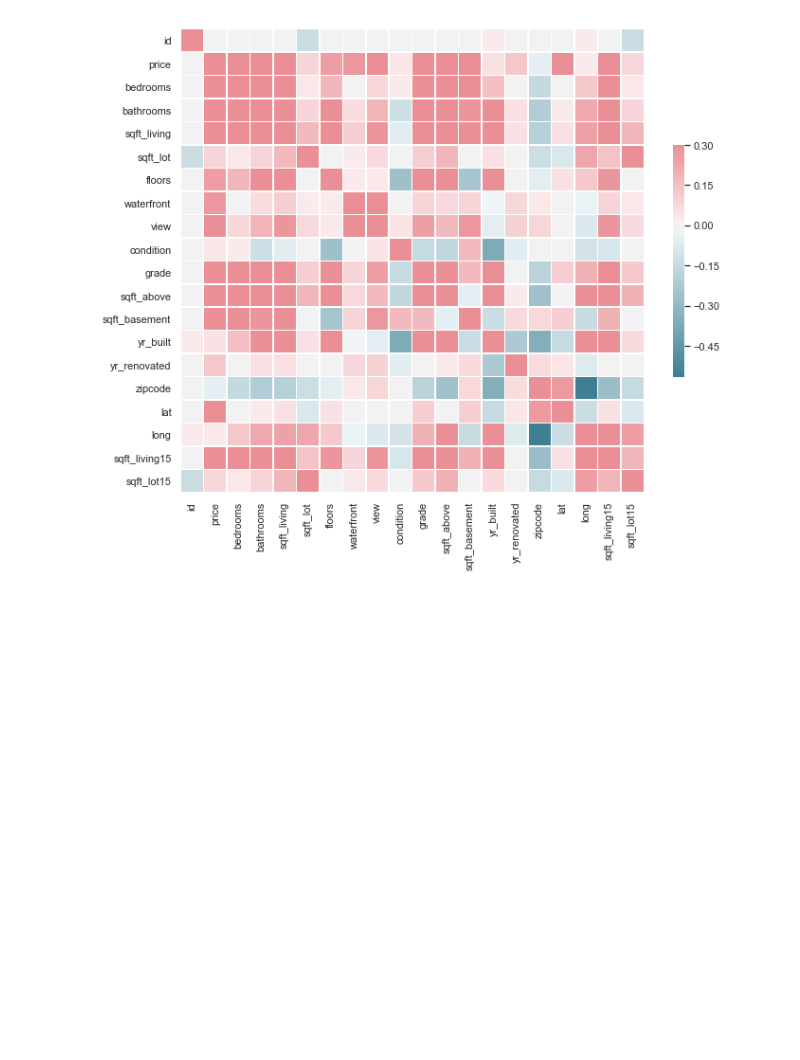
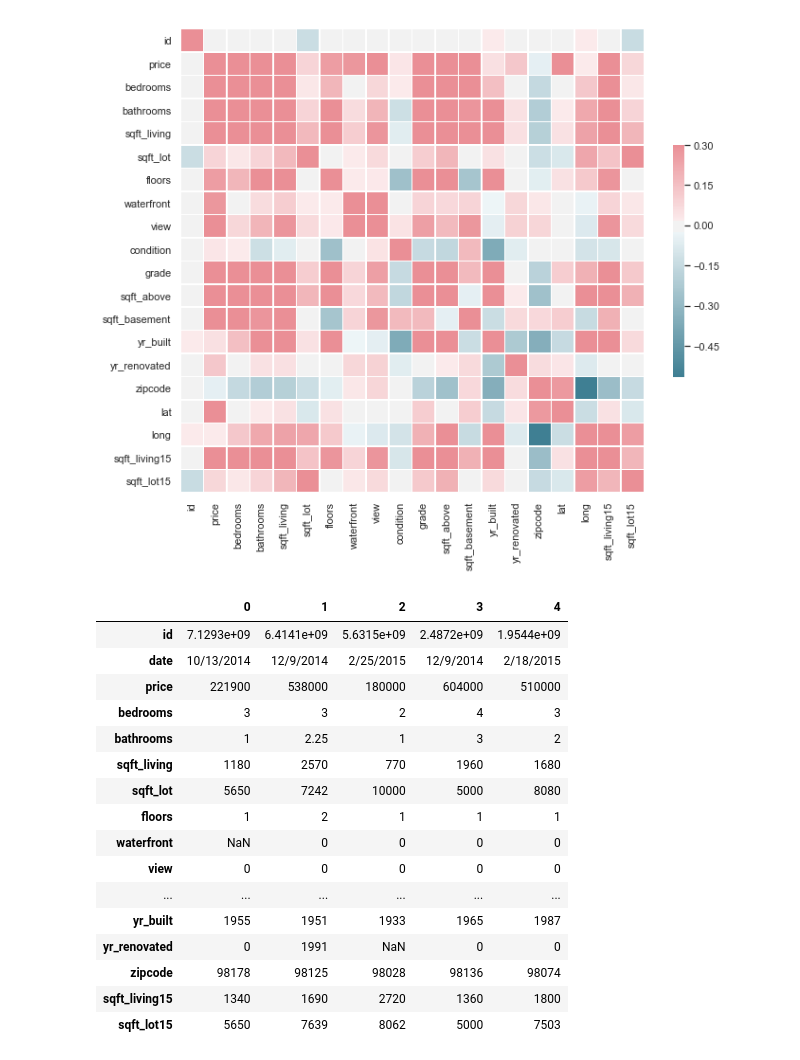
Before and after one commit to mandoiwanaga/dsc-1-final-project, a Jupyter notebook: project.ipynb, the cells around one changed output. Cells and saved outputs as stored; diff of their text form; code cells hidden in the pictures; blank space fills up the shorter version.

```diff
--- a/project.ipynb
+++ b/project.ipynb
@@ -120,3 +119,25 @@ sns.heatmap(corr,mask=mask,cmap=cmap,vmax=.3,center=0,square=True,linewidth=.5,c
 # %% [output]
 <matplotlib.axes._subplots.AxesSubplot at 0x...>
 [figure]
+# %%
+df = df.drop(['long'], axis = 1)   #long/lat highly correlated with zip, remove
+df = df.drop(['lat'], axis = 1)
+df.head().T
+# %% [output]
+|  | 0 | 1 | 2 | 3 | 4 |
+| id | 7.1293e+09 | 6.4141e+09 | 5.6315e+09 | 2.4872e+09 | 1.9544e+09 |
+| date | 10/13/2014 | 12/9/2014 | 2/25/2015 | 12/9/2014 | 2/18/2015 |
+| price | 221900 | 538000 | 180000 | 604000 | 510000 |
+| bedrooms | 3 | 3 | 2 | 4 | 3 |
+| bathrooms | 1 | 2.25 | 1 | 3 | 2 |
+| sqft_living | 1180 | 2570 | 770 | 1960 | 1680 |
+| sqft_lot | 5650 | 7242 | 10000 | 5000 | 8080 |
+| floors | 1 | 2 | 1 | 1 | 1 |
+| waterfront | NaN | 0 | 0 | 0 | 0 |
+| view | 0 | 0 | 0 | 0 | 0 |
+| ... | ... | ... | ... | ... | ... |
+| yr_built | 1955 | 1951 | 1933 | 1965 | 1987 |
+| yr_renovated | 0 | 1991 | NaN | 0 | 0 |
+| zipcode | 98178 | 98125 | 98028 | 98136 | 98074 |
+| sqft_living15 | 1340 | 1690 | 2720 | 1360 | 1800 |
+| sqft_lot15 | 5650 | 7639 | 8062 | 5000 | 7503 |
```
Also changed, not shown: parts of 19 cells of this notebook.
